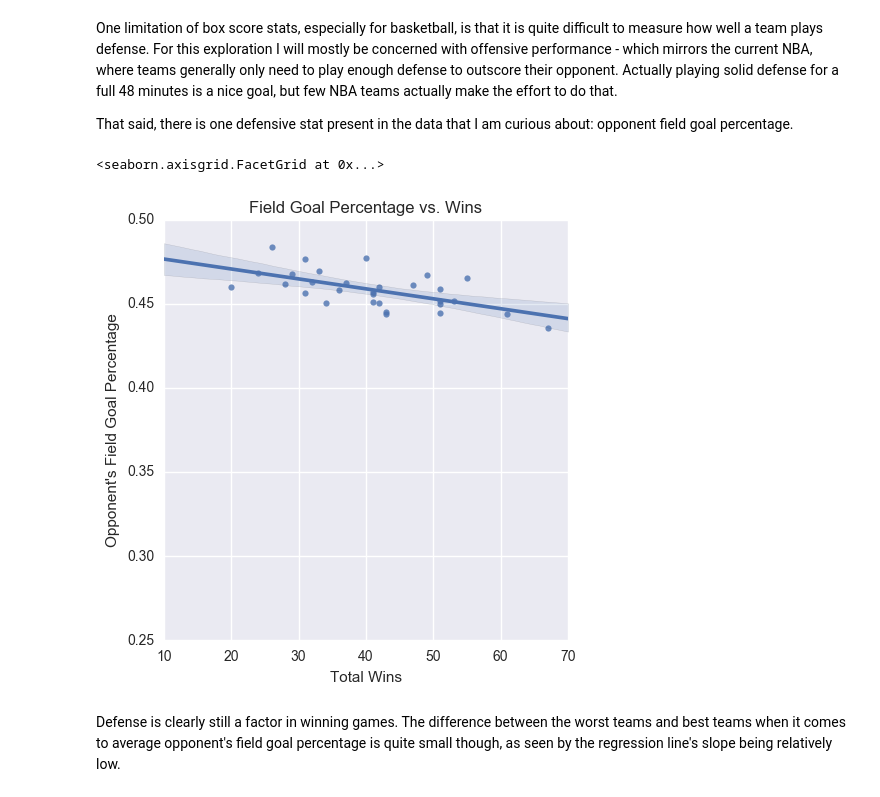
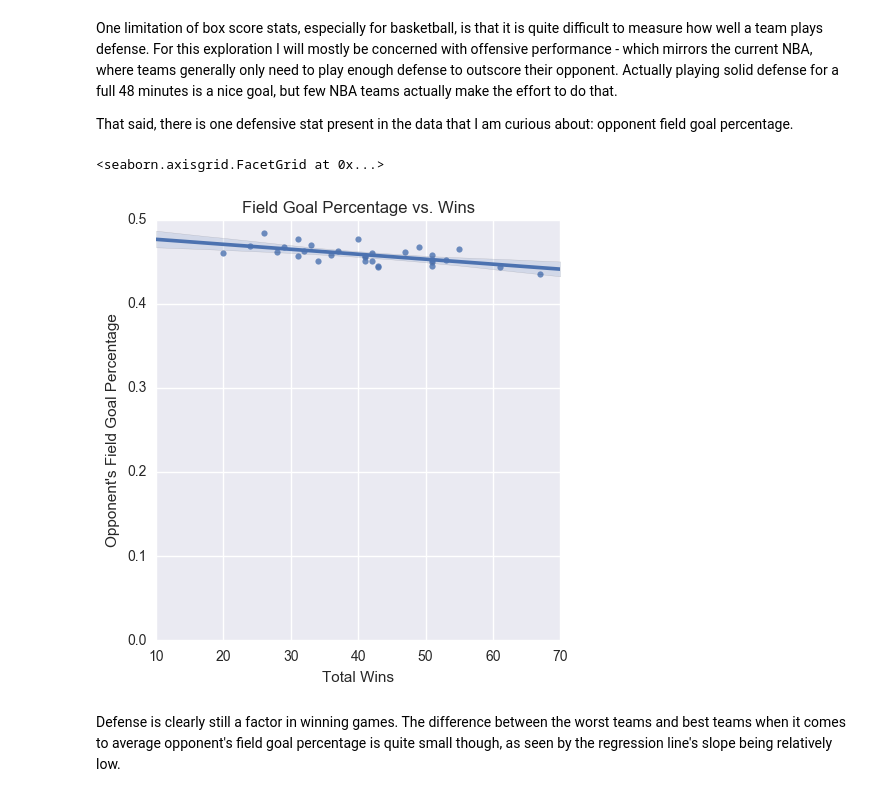
Before and after one commit to MPhillips55/Capstone_Project_1_2016-2017_NBA_Data, a Jupyter notebook: EDA/Capstone Project EDA - 2016-2017 NBA Data.ipynb, the cells around one changed output. Cells and saved outputs as stored; diff of their text form; code cells hidden in the pictures.

```diff
--- a/EDA/Capstone Project EDA - 2016-2017 NBA Data.ipynb
+++ b/EDA/Capstone Project EDA - 2016-2017 NBA Data.ipynb
@@ -94,14 +95,14 @@ fg_pct_df = fg_pct_df.groupby('TEAMS').agg({'opp_fgpct':'mean', 'win_or_loss':'s
 # %%
 # create scatter plot
 ax = sns.lmplot('win_or_loss', 'opp_fgpct', data=fg_pct_df)
 
-ax.set(ylim=(0.25,0.5),
+ax.set(ylim=(0.0,0.5),
        xlabel='Total Wins',
        ylabel="Opponent's Field Goal Percentage",
        title='Field Goal Percentage vs. Wins')
 # %% [output]
 <seaborn.axisgrid.FacetGrid at 0x...>
-[figure, old version]
+[figure, new version]
 # %% [markdown]
 Defense is clearly still a factor in winning games. The difference between the worst teams and best teams when it comes to average opponent's field goal percentage is quite small though, as seen by the regression line's slope being relatively low.
 # %% [markdown]
```
Also changed, not shown: parts of 18 cells of this notebook.
